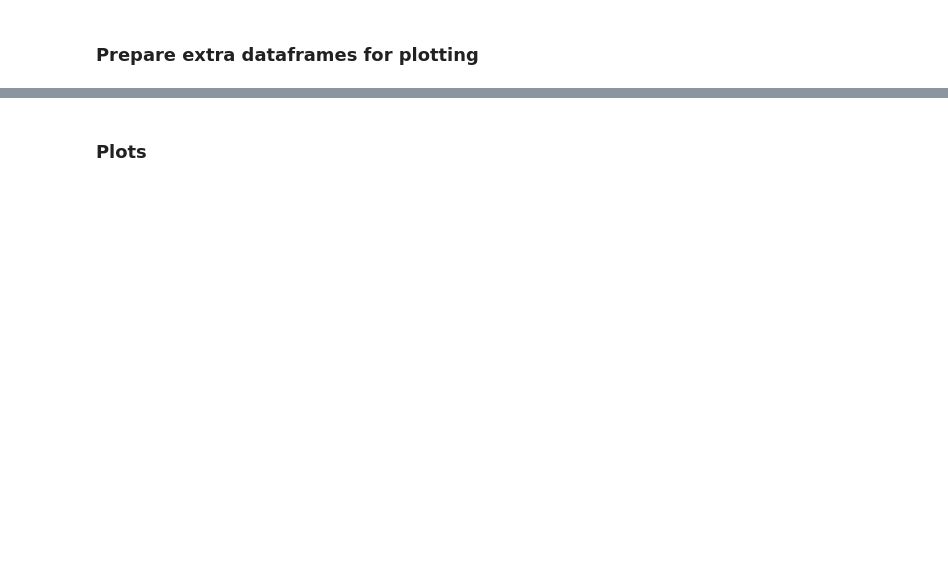
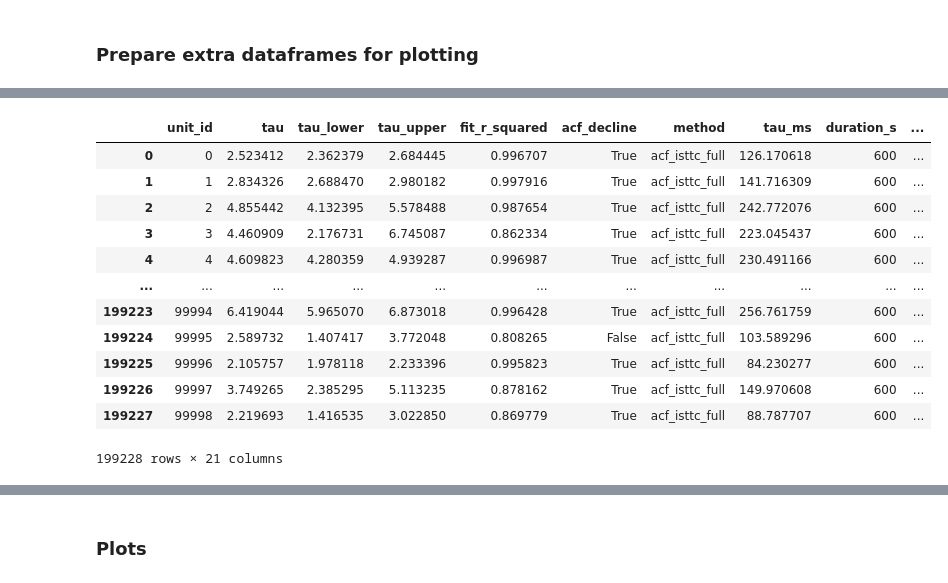
Before and after one commit to iinnpp/isttc, a Jupyter notebook: notebooks/synthetic/plot_taus_n_lags.ipynb, the cells around one changed output, grey strips where cells are left out. Cells and saved outputs as stored; diff of their text form; code cells hidden in the pictures; blank space fills up the shorter version.

```diff
--- a/notebooks/synthetic/plot_taus_n_lags.ipynb
+++ b/notebooks/synthetic/plot_taus_n_lags.ipynb
@@ -96,0 +102,29 @@ merged
+# %%
+# extract the reference tau_ms for n_lags=20
+ref = df_isttc_all[df_isttc_all['n_lags'] == 20][['unit_id', 'tau_ms']]
+ref = ref.rename(columns={'tau_ms': 'tau_ms_ref'})
+
+# merge reference back onto the full dataframe
+merged_isttc = df_isttc_all.merge(ref, on='unit_id', how='left')
+
+# compute the difference
+merged_isttc['tau_ms_diff'] = merged_isttc['tau_ms'] - merged_isttc['tau_ms_ref']
+
+merged_isttc['tau_ms_diff_log10'] = np.log10(np.abs(merged_isttc['tau_ms_diff']) + 1)
+merged_isttc['tau_diff_rel_log10'] = np.log10(merged_isttc['tau_diff_rel'])
+
+merged_isttc
+# %% [output]
+|  | unit_id | tau | tau_lower | tau_upper | fit_r_squared | acf_decline | method | tau_ms | duration_s | ... |
+| 0 | 0 | 2.523412 | 2.362379 | 2.684445 | 0.996707 | True | acf_isttc_full | 126.170618 | 600 | ... |
+| 1 | 1 | 2.834326 | 2.688470 | 2.980182 | 0.997916 | True | acf_isttc_full | 141.716309 | 600 | ... |
+| 2 | 2 | 4.855442 | 4.132395 | 5.578488 | 0.987654 | True | acf_isttc_full | 242.772076 | 600 | ... |
+| 3 | 3 | 4.460909 | 2.176731 | 6.745087 | 0.862334 | True | acf_isttc_full | 223.045437 | 600 | ... |
+| 4 | 4 | 4.609823 | 4.280359 | 4.939287 | 0.996987 | True | acf_isttc_full | 230.491166 | 600 | ... |
+| ... | ... | ... | ... | ... | ... | ... | ... | ... | ... | ... |
+| 199223 | 99994 | 6.419044 | 5.965070 | 6.873018 | 0.996428 | True | acf_isttc_full | 256.761759 | 600 | ... |
+| 199224 | 99995 | 2.589732 | 1.407417 | 3.772048 | 0.808265 | False | acf_isttc_full | 103.589296 | 600 | ... |
+| 199225 | 99996 | 2.105757 | 1.978118 | 2.233396 | 0.995823 | True | acf_isttc_full | 84.230277 | 600 | ... |
+| 199226 | 99997 | 3.749265 | 2.385295 | 5.113235 | 0.878162 | True | acf_isttc_full | 149.970608 | 600 | ... |
+| 199227 | 99998 | 2.219693 | 1.416535 | 3.022850 | 0.869779 | True | acf_isttc_full | 88.787707 | 600 | ... |
+199228 rows × 21 columns
```
Also changed, not shown: parts of 6 cells of this notebook, 5 other files.
